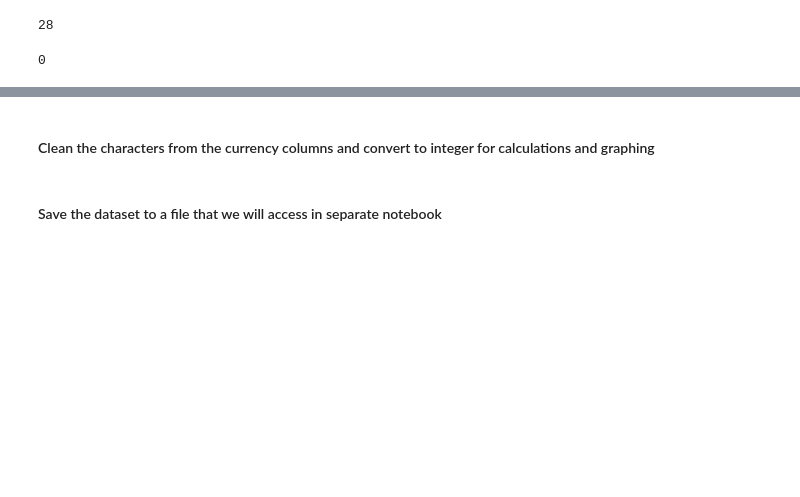
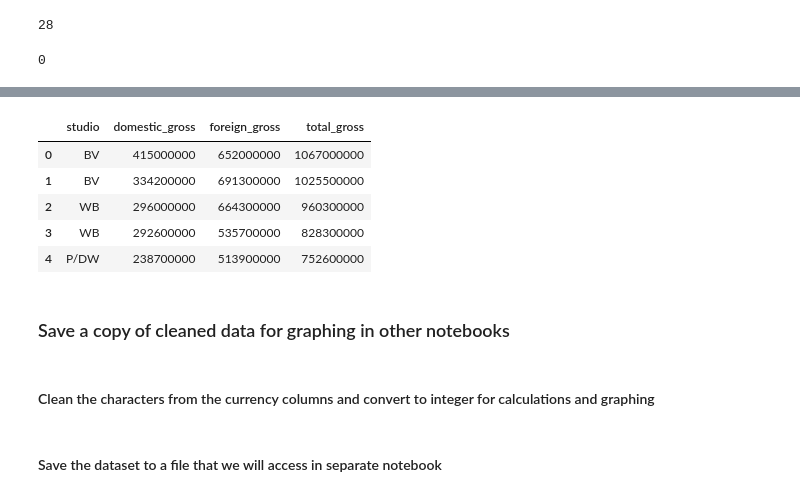
Before and after one commit to KelliExMachina/mod_1_movie, a Jupyter notebook: data_cleaning.ipynb, the cells around one changed output, grey strips where cells are left out. Saved outputs shown, nothing was run; the diff lists cells and outputs as text; code cells hidden in the pictures; blank space fills up the shorter version.

```diff
--- a/data_cleaning.ipynb
+++ b/data_cleaning.ipynb
@@ -51,7 +84,7 @@ df_studio_gross['foreign_gross'].isnull().sum()
 # %% [output]
 1350
 # %%
-df_studio_gross['foreign_gross'].dropna(inplace=True)
+df_studio_gross['foreign_gross'].fillna(value=0, inplace=True)
 # %%
 df_studio_gross['foreign_gross'].isnull().sum()
 # %% [output]
@@ -85,10 +123,3 @@ df_studio_gross['domestic_gross'].dropna(inplace=True)
 df_studio_gross['domestic_gross'].isnull().sum()
 # %% [output]
 0
-# %%
-#df_studio_gross[df_studio_gross.columns[2]] = df_studio_gross[df_studio_gross.columns[2]].apply(lambda x: x.replace('$','')).apply(lambda x: x.replace(',','')).astype(np.int32)
-def clean_currency(x):
-    """ Clean the currency markers
-    """
-    return(x.replace('$', '').replace(',', ''))
-df_studio_gross['foreign_gross'] = df_studio_gross['foreign_gross'].apply(clean_currency)
@@ -110,3 +126,5 @@ Name: domestic_gross, Length: 3359, dtype: int64
+# %%
+df_studio_gross.foreign_gross = df_studio_gross.foreign_gross.astype(float)
 # %%
 #df_studio_gross.foreign_gross.astype('int64')
 # %%
@@ -116,4 +145,4 @@ SyntaxError: invalid syntax (<ipython-input-31-5843d70a1ade>, line 1)
 # %%
-#df_studio_gross['total_gross'] = df_studio_gross['domestic_gross'] + df_studio_gross['foreign_gross']
+df_studio_gross['total_gross'] = df_studio_gross['domestic_gross'] + df_studio_gross['foreign_gross']
 # %%
 df_studio_gross.info()
@@ -128,2 +163,11 @@ df_rt_budget.isna().sum()
 # %%
-df_rt_budget.head()
+df_studio_gross.head()
+# %% [output]
+|  | studio | domestic_gross | foreign_gross | total_gross |
+| 0 | BV | 415000000 | 652000000 | 1067000000 |
+| 1 | BV | 334200000 | 691300000 | 1025500000 |
+| 2 | WB | 296000000 | 664300000 | 960300000 |
+| 3 | WB | 292600000 | 535700000 | 828300000 |
+| 4 | P/DW | 238700000 | 513900000 | 752600000 |
+# %% [markdown]
+### Save a copy of cleaned data for graphing in other notebooks
```
Also changed, not shown: parts of 16 cells of this notebook, 2 other files.
